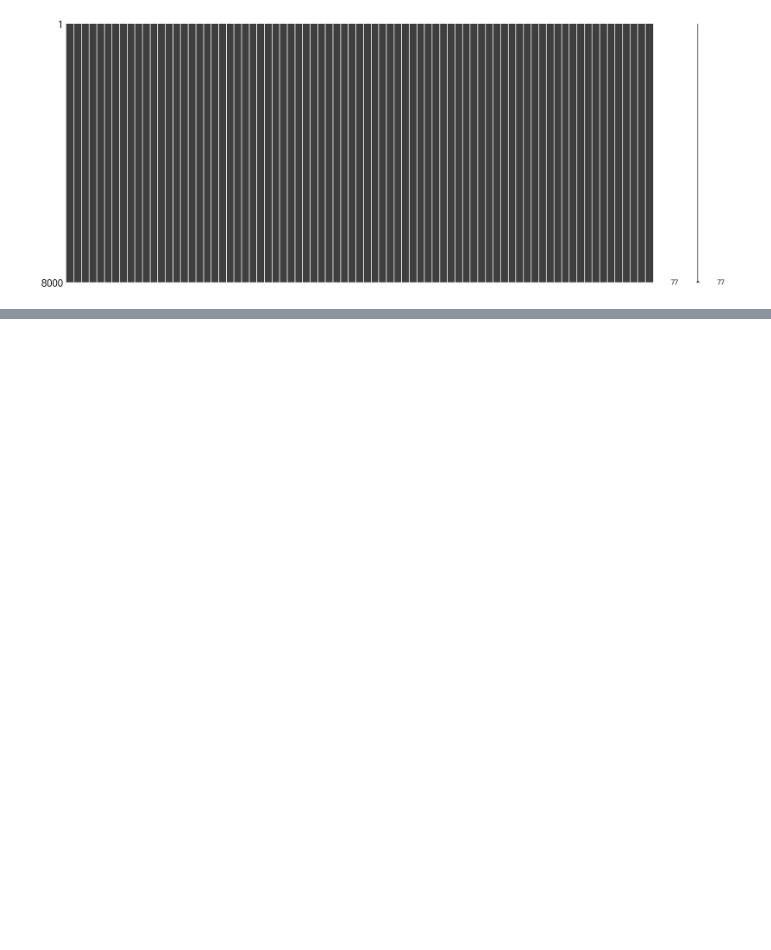
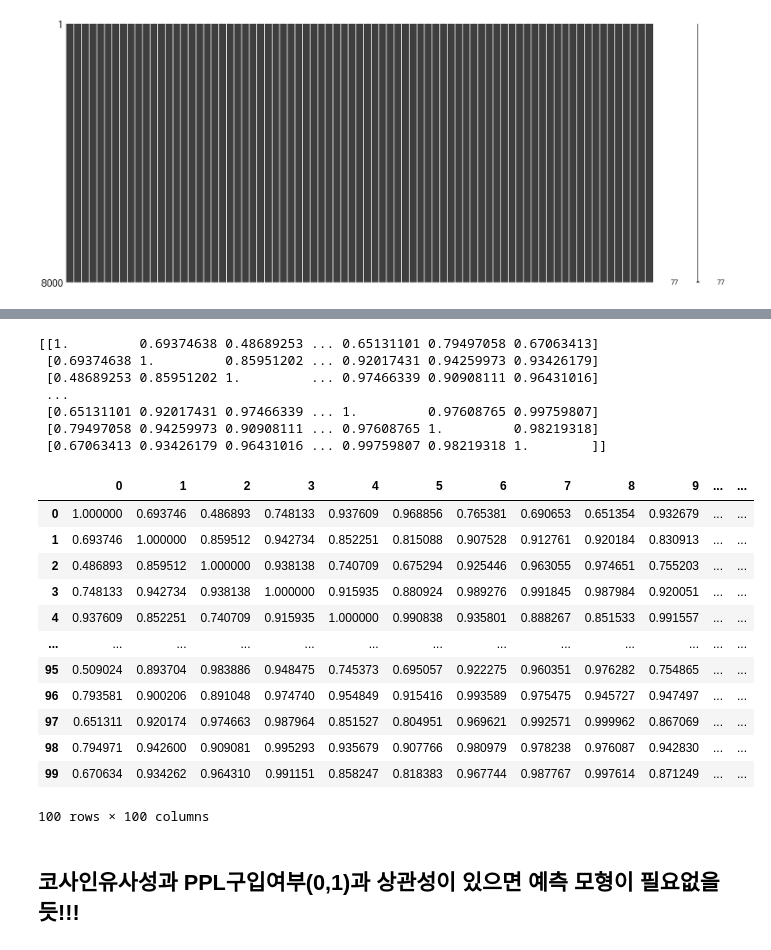
Before and after one commit to ancestor9/Gyeongbok-AI-study, a Jupyter notebook: 2025/도장깨기/06_Feature_Engineering_Extraction_Consumer_Behavior_Analysis.ipynb, the cells around one changed output, grey strips where cells are left out. Saved outputs shown, nothing was run; the diff lists cells and outputs as text; code cells hidden in the pictures; blank space fills up the shorter version.

```diff
--- a/2025/도장깨기/06_Feature_Engineering_Extraction_Consumer_Behavior_Analysis.ipynb
+++ b/2025/도장깨기/06_Feature_Engineering_Extraction_Consumer_Behavior_Analysis.ipynb
@@ -651,3 +702,55 @@ msno.matrix(df_merged)
+# %%
+# prompt: PPL구입여부를 제외한 데이터의 100개 sample로 각 행의 cosine similarity를 구하하
+
+from sklearn.metrics.pairwise import cosine_similarity
+import pandas as pd
+import numpy as np
+
+# Assuming df_encoded is your DataFrame with 'PPL구입여부' column
+# Create a new DataFrame without the 'PPL구입여부' column
+df_no_ppl = df_encoded.drop(columns=['PPL구입여부'])
+
+
+# Select first 100 samples
+sample_df = df_no_ppl.head(100)
+
+
+# Convert DataFrame to a NumPy array for cosine similarity
+sample_array = sample_df.to_numpy(dtype=np.float64)
+
+# Calculate the cosine similarity matrix
+similarity_matrix = cosine_similarity(sample_array)
+
+# Print the cosine similarity matrix (optional)
+print(similarity_matrix)
+
+
+# Convert the similarity matrix to a DataFrame for better visualization (optional)
+similarity_df = pd.DataFrame(similarity_matrix, index=sample_df.index, columns=sample_df.index)
+similarity_df
+# %% [output]
+[[1.         0.69374638 0.48689253 ... 0.65131101 0.79497058 0.67063413]
+ [0.69374638 1.         0.85951202 ... 0.92017431 0.94259973 0.93426179]
+ [0.48689253 0.85951202 1.         ... 0.97466339 0.90908111 0.96431016]
+ ...
+ [0.65131101 0.92017431 0.97466339 ... 1.         0.97608765 0.99759807]
+ [0.79497058 0.94259973 0.90908111 ... 0.97608765 1.         0.98219318]
+ [0.67063413 0.93426179 0.96431016 ... 0.99759807 0.98219318 1.        ]]
+|  | 0 | 1 | 2 | 3 | 4 | 5 | 6 | 7 | 8 | 9 | ... | ... |
+| 0 | 1.000000 | 0.693746 | 0.486893 | 0.748133 | 0.937609 | 0.968856 | 0.765381 | 0.690653 | 0.651354 | 0.932679 | ... | ... |
+| 1 | 0.693746 | 1.000000 | 0.859512 | 0.942734 | 0.852251 | 0.815088 | 0.907528 | 0.912761 | 0.920184 | 0.830913 | ... | ... |
+| 2 | 0.486893 | 0.859512 | 1.000000 | 0.938138 | 0.740709 | 0.675294 | 0.925446 | 0.963055 | 0.974651 | 0.755203 | ... | ... |
+| 3 | 0.748133 | 0.942734 | 0.938138 | 1.000000 | 0.915935 | 0.880924 | 0.989276 | 0.991845 | 0.987984 | 0.920051 | ... | ... |
+| 4 | 0.937609 | 0.852251 | 0.740709 | 0.915935 | 1.000000 | 0.990838 | 0.935801 | 0.888267 | 0.851533 | 0.991557 | ... | ... |
+| ... | ... | ... | ... | ... | ... | ... | ... | ... | ... | ... | ... | ... |
+| 95 | 0.509024 | 0.893704 | 0.983886 | 0.948475 | 0.745373 | 0.695057 | 0.922275 | 0.960351 | 0.976282 | 0.754865 | ... | ... |
+| 96 | 0.793581 | 0.900206 | 0.891048 | 0.974740 | 0.954849 | 0.915416 | 0.993589 | 0.975475 | 0.945727 | 0.947497 | ... | ... |
+| 97 | 0.651311 | 0.920174 | 0.974663 | 0.987964 | 0.851527 | 0.804951 | 0.969621 | 0.992571 | 0.999962 | 0.867069 | ... | ... |
+| 98 | 0.794971 | 0.942600 | 0.909081 | 0.995293 | 0.935679 | 0.907766 | 0.980979 | 0.978238 | 0.976087 | 0.942830 | ... | ... |
+| 99 | 0.670634 | 0.934262 | 0.964310 | 0.991151 | 0.858247 | 0.818383 | 0.967744 | 0.987767 | 0.997614 | 0.871249 | ... | ... |
+100 rows × 100 columns
+# %% [markdown]
+## **코사인유사성과 PPL구입여부(0,1)과 상관성이 있으면 예측 모형이 필요없을 듯!!!**
 # %%
 # prompt: df_encoded를 나의 드라이브에 pickle로 저장하라
 
```
Also changed, not shown: parts of 2 cells of this notebook.
